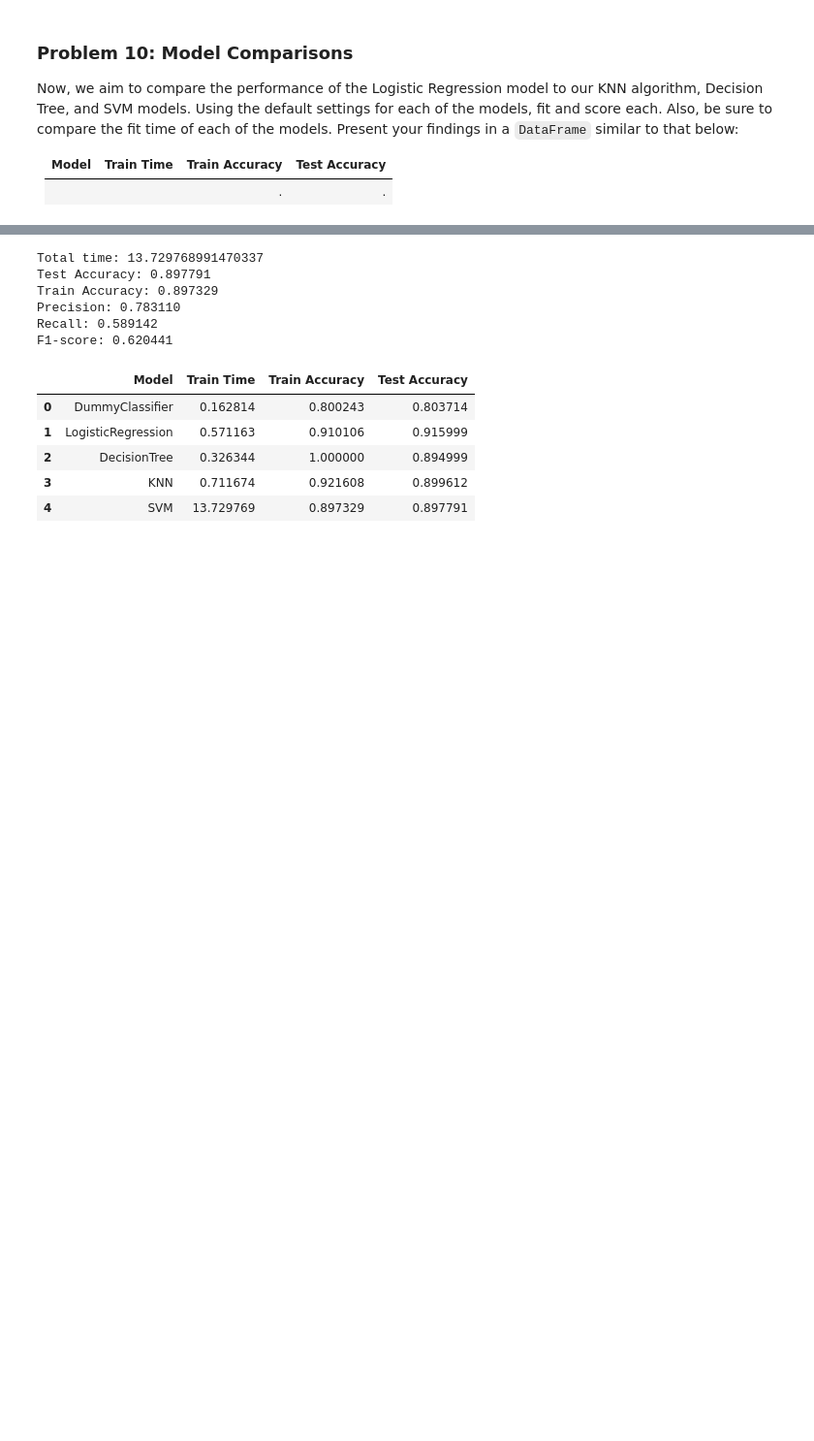
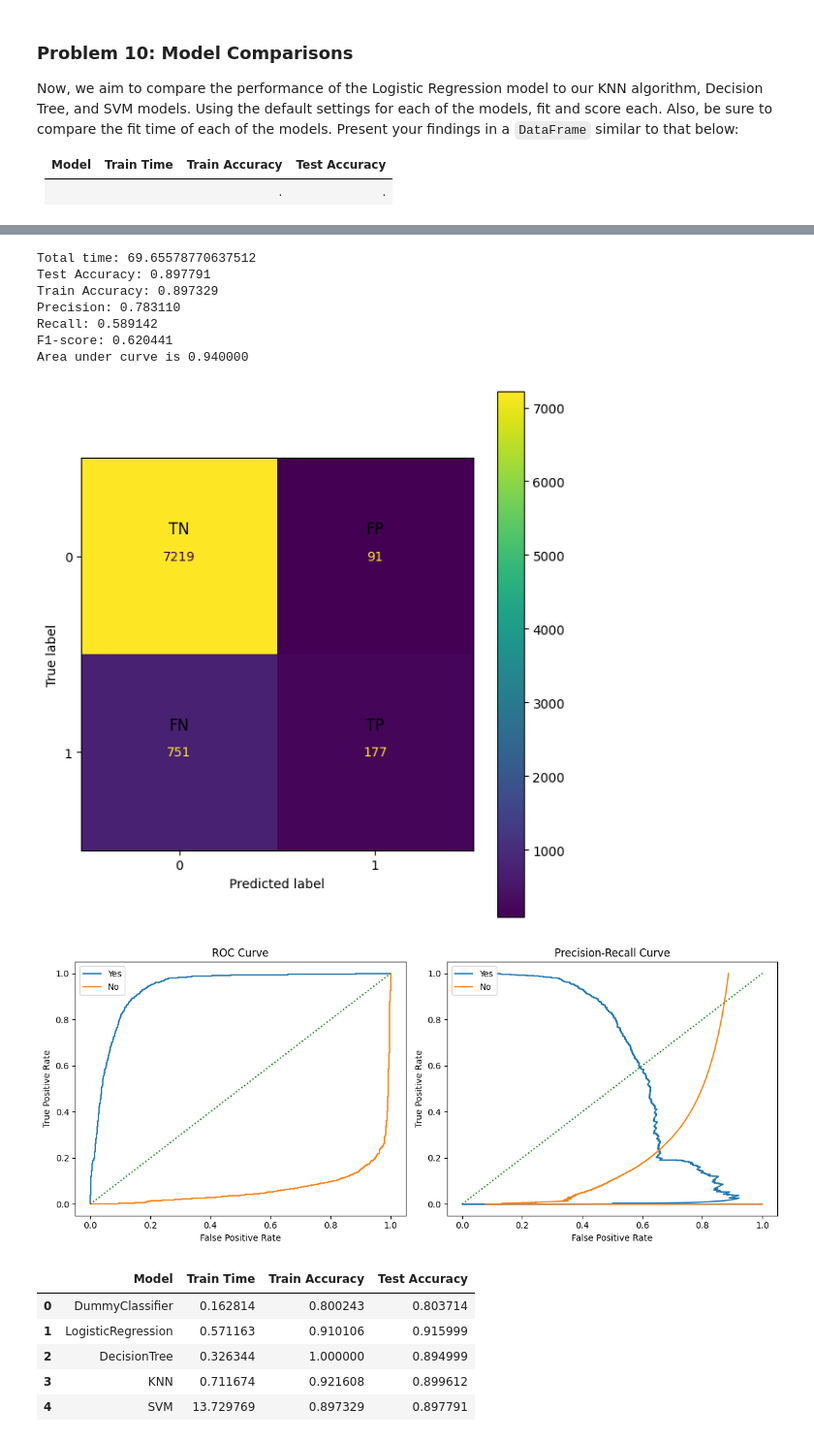
Before and after one commit to atewari-bot/bank-marketing-campaign, a Jupyter notebook: bank_marketing_campaign.ipynb, the cells around one changed output, grey strips where cells are left out. Shown at 97% size. Drawn from its saved outputs; the diff is of its cells as text; code cells hidden in the pictures; blank space fills up the shorter version.

```diff
--- a/bank_marketing_campaign.ipynb
+++ b/bank_marketing_campaign.ipynb
@@ -799,7 +811,7 @@ F1-score: 0.688279
 # Pipeline for SVM model
 svm_pipe = Pipeline ([
     ('scale', StandardScaler(with_mean=False)),
-    ('model', SVC(kernel='rbf'))
+    ('model', SVC(probability=True))
 ])
 
 svm_start_time = time.time()
@@ -829,13 +841,21 @@ print("Train Accuracy: {:.6f}".format(svm_train_accuracy))
 print("Precision: {:.6f}".format(svm_precision))
 print("Recall: {:.6f}".format(svm_recall))
 print("F1-score: {:.6f}".format(svm_f1))
+print_auc(svm_pipe)
 # %% [output]
-Total time: 13.729768991470337
+Total time: 69.65578770637512
 Test Accuracy: 0.897791
 Train Accuracy: 0.897329
 Precision: 0.783110
 Recall: 0.589142
 F1-score: 0.620441
+Area under curve is 0.940000
+# %%
+show_confusion_matrix(y_test, svm_preds)
+show_metrics_curve(svm_pipe)
+# %% [output]
+[figure, added]
+[figure, added]
 # %%
 metrics_df = pd.DataFrame({
     'Model': estimators,
```
Also changed, not shown: parts of 8 cells of this notebook.
